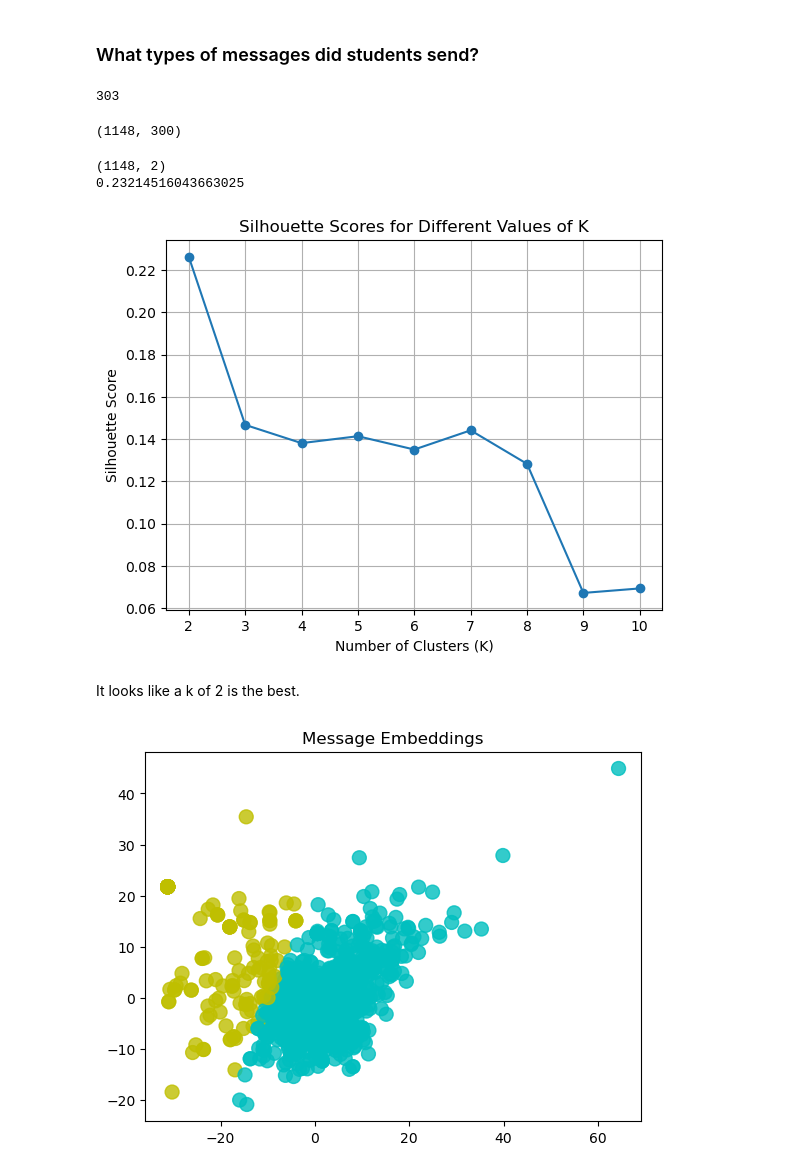
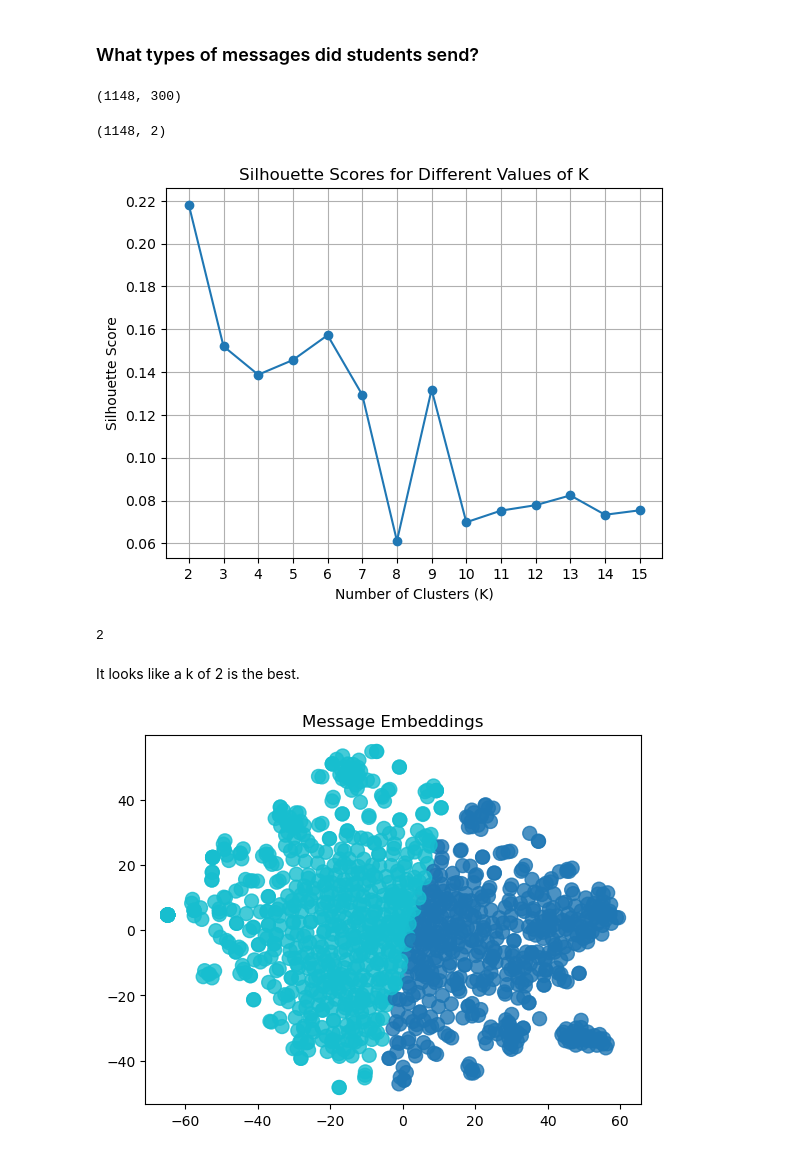
Before and after one commit to ethanp55/network_science, a Jupyter notebook: final_project.ipynb, the cells around one changed output. Cells and saved outputs as stored; diff of their text form; code cells hidden in the pictures.

Commit message:
Polish up the analysis for the 236 graph; still need to run everything on the 324 graph

```diff
--- a/final_project.ipynb
+++ b/final_project.ipynb
@@ -437,6 +699,0 @@ def show_eigenvector_communities(handler: graphHandler) -> None:
-# %%
-def show_message_embeddings_communities(message_embeddings: np.array, n_clusters: int = 3) -> None:
-    colors = get_colors_from_clusters(message_embeddings, num_clusters=n_clusters)
-    plt.scatter(message_embeddings[:,0], message_embeddings[:,1],s=100, alpha=0.8, color=colors)
-    plt.title('Message Embeddings')
-    plt.show()
@@ -453,0 +700,3 @@ def group_messages_by_clusters(embeddings: np.array, messages: List[str], n_clus
+# %%
+spacy.cli.download('en_core_web_md')
+nlp = spacy.load('en_core_web_md')
@@ -453,0 +721,3 @@ def group_messages_by_clusters(embeddings: np.array, messages: List[str], n_clus
+# %%
+nodes_data, edges_data = read_data()
+graph_handler = create_graph(nodes_data, edges_data, show_graph=True)
@@ -565,32 +888,29 @@ for _, row in nodes_data[['node', 'value']].iterrows():
     node_id, node_value = row['node'], row['value']
     if node_value == 'Student':
         student_nodes.add(node_id)
+
+student_messages = [message for message in edges_data[edges_data['source'].isin(student_nodes)]['content'] if isinstance(message, str)]
+student_messages_embeddings = np.array([vectorize_message(nlp, message) for message in student_messages])
+assert len(student_messages) == len(student_messages_embeddings)
+student_messages_embeddings.shape
 # %% [output]
-303
+(1148, 300)
-# %%
-student_messages = [message for message in edges_data[edges_data['source'].isin(student_nodes)]['content'] if isinstance(message, str)]
-student_messages_embeddings = np.array([vectorize_message(nlp, message) for message in student_messages])
-assert len(student_messages) == len(student_messages_embeddings)
-student_messages_embeddings.shape
-# %% [output]
-(1148, 300)
 # %%
-pca = PCA(n_components=2)
-student_messages_embeddings_compressed = pca.fit_transform(student_messages_embeddings)
+student_messages_embeddings_compressed = TSNE(n_components=2).fit_transform(student_messages_embeddings)
 print(student_messages_embeddings_compressed.shape)
-print(sum(pca.explained_variance_ratio_))
 # %% [output]
 (1148, 2)
-0.23214516043663025
 # %%
 k = find_optimal_k(student_messages_embeddings, show_plot=True)
+k
 # %% [output]
-[figure, old version]
+[figure, new version]
+2
 # %% [markdown]
 It looks like a k of 2 is the best.
 # %%
-show_message_embeddings_communities(student_messages_embeddings_compressed, n_clusters=k)
+show_message_embeddings_communities(student_messages_embeddings_compressed, None, n_clusters=k)
 # %% [output]
-[figure, old version]
+[figure, new version]
 # %%
 student_messages_by_cluster = group_messages_by_clusters(student_messages_embeddings, student_messages, k)
```
Also changed, not shown: parts of 117 cells of this notebook, 1 other file.
